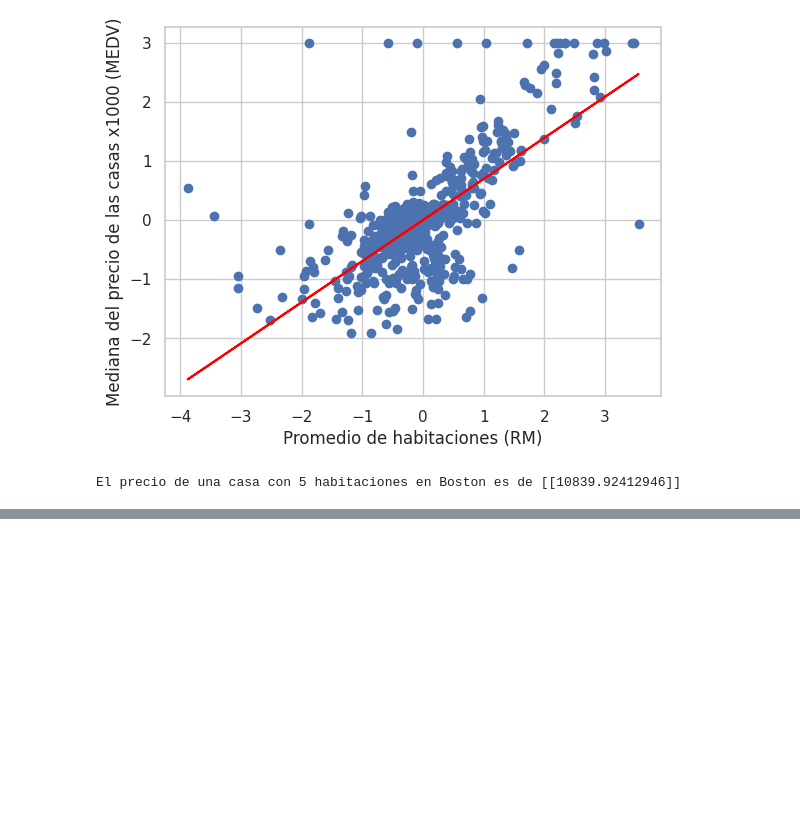
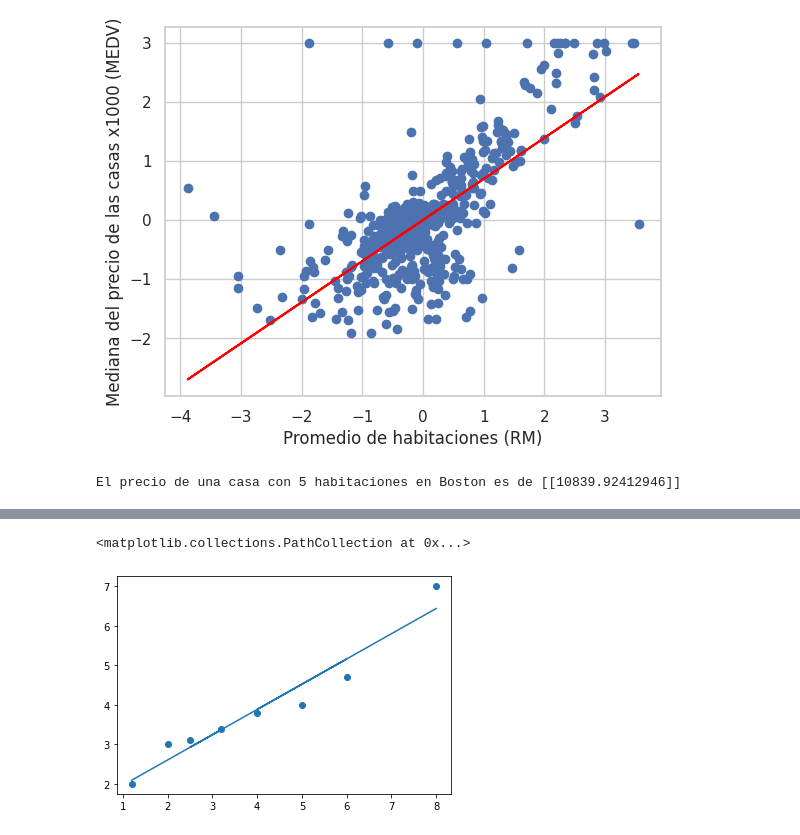
Before and after one commit to mazzaroli/linear_regression, a Jupyter notebook: notas.ipynb, the cells around one changed output, grey strips where cells are left out. Cells and saved outputs as stored; diff of their text form; code cells hidden in the pictures; blank space fills up the shorter version.

```diff
--- a/notas.ipynb
+++ b/notas.ipynb
@@ -187,0 +284,28 @@ El precio de una casa con 5 habitaciones en Boston es de [[10839.92412946]]
+# %%
+# Se define la función para calcular la pendiente de la recta de regresión lineal
+def m():
+    numerador = (n*xy) - (sum_x * sum_y)
+    denominador = (n*x_2) - (sum_x)**2
+    return np.divide(numerador,denominador)
+
+# Se calcula la pendiente m
+m = m()
+# %%
+# Se define la función para calcular la intercepción de la recta de regresión lineal
+def b():
+    numerador = sum_y - (m * sum_x)
+    denominador = n
+    return np.divide(numerador, denominador)
+
+# Se calcula la intercepción b
+b = b()
+# %%
+# Se define la función para calcular la predicción y' utilizando la recta de regresión lineal
+def f():
+    return (m*x)+b
+# %%
+# Se calcula la predicción y'
+y_prima = f()
+# Se calcula la suma de las predicciones y'
+
+sum_y_prima = np.sum(y_prima, axis=0)
@@ -187,0 +319,6 @@ El precio de una casa con 5 habitaciones en Boston es de [[10839.92412946]]
+# %%
+plt.plot(x,y_prima)
+plt.scatter(x,y)
+# %% [output]
+<matplotlib.collections.PathCollection at 0x...>
+[figure, added]
```
Also changed, not shown: parts of 15 cells of this notebook.
